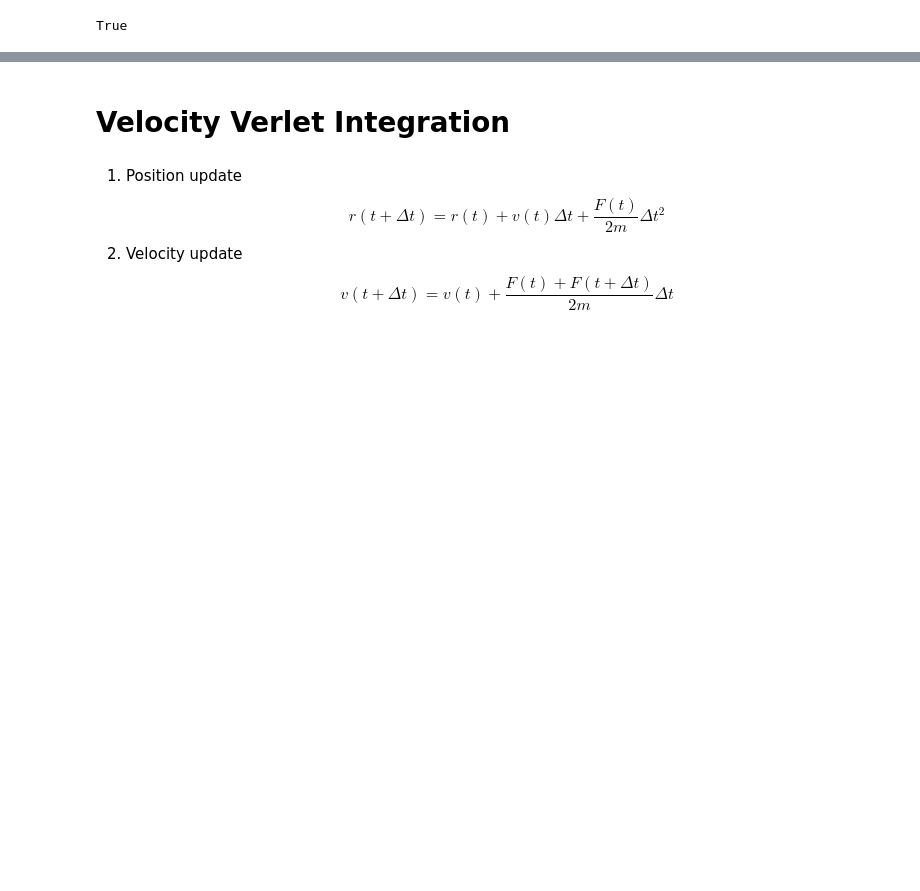
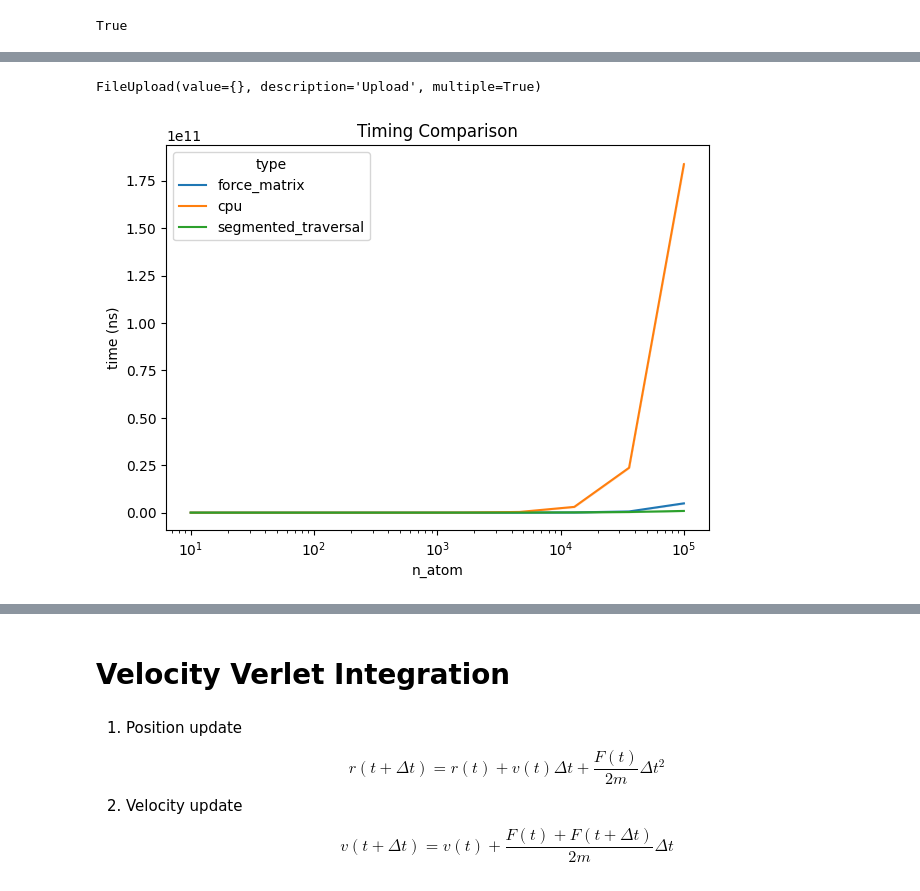
Before and after one commit to P-mandevillei/CUDA_Molecular_Dynamics, a Jupyter notebook: molecular_dynamics_gpu_re.ipynb, the cells around one changed output, grey strips where cells are left out. Cells and saved outputs as stored; diff of their text form; code cells hidden in the pictures; blank space fills up the shorter version.

Commit message:
segmented traversal

```diff
--- a/molecular_dynamics_gpu_re.ipynb
+++ b/molecular_dynamics_gpu_re.ipynb
@@ -620,0 +773,8 @@ calc_force_sequential(forces_h, pos)
+# %%
+import ipywidgets as widgets
+from IPython.display import display
+
+uploader = widgets.FileUpload(multiple=True)
+display(uploader)
+# %% [output]
+FileUpload(value={}, description='Upload', multiple=True)
@@ -620,0 +785,4 @@ calc_force_sequential(forces_h, pos)
+# %%
+time_df1 = pd.read_csv("force_matrix_timing.csv")
+time_df2 = pd.read_csv("segmented_traversal_timing.csv")
+time_df = pd.concat([time_df1, time_df2])
@@ -620,0 +791,9 @@ calc_force_sequential(forces_h, pos)
+# %%
+fig, ax = plt.subplots(figsize = (7, 5))
+sns.lineplot(time_df, x = "n_atom", y = "time", hue = "type", ax = ax)
+ax.set_xscale('log')
+ax.set_ylabel("time (ns)")
+ax.set_title("Timing Comparison")
+fig.savefig("timing_comparison.png", dpi=300)
+# %% [output]
+[figure, added]
```
Also changed, not shown: parts of 29 cells of this notebook, 5 other files.
